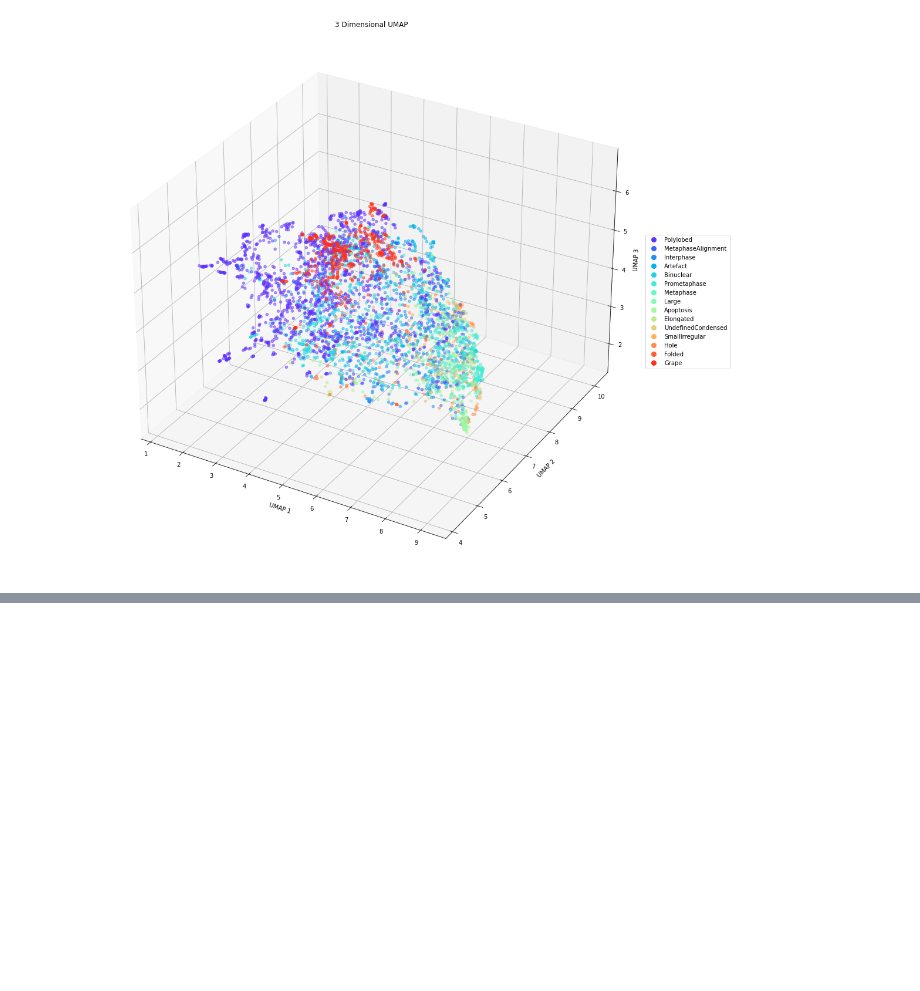
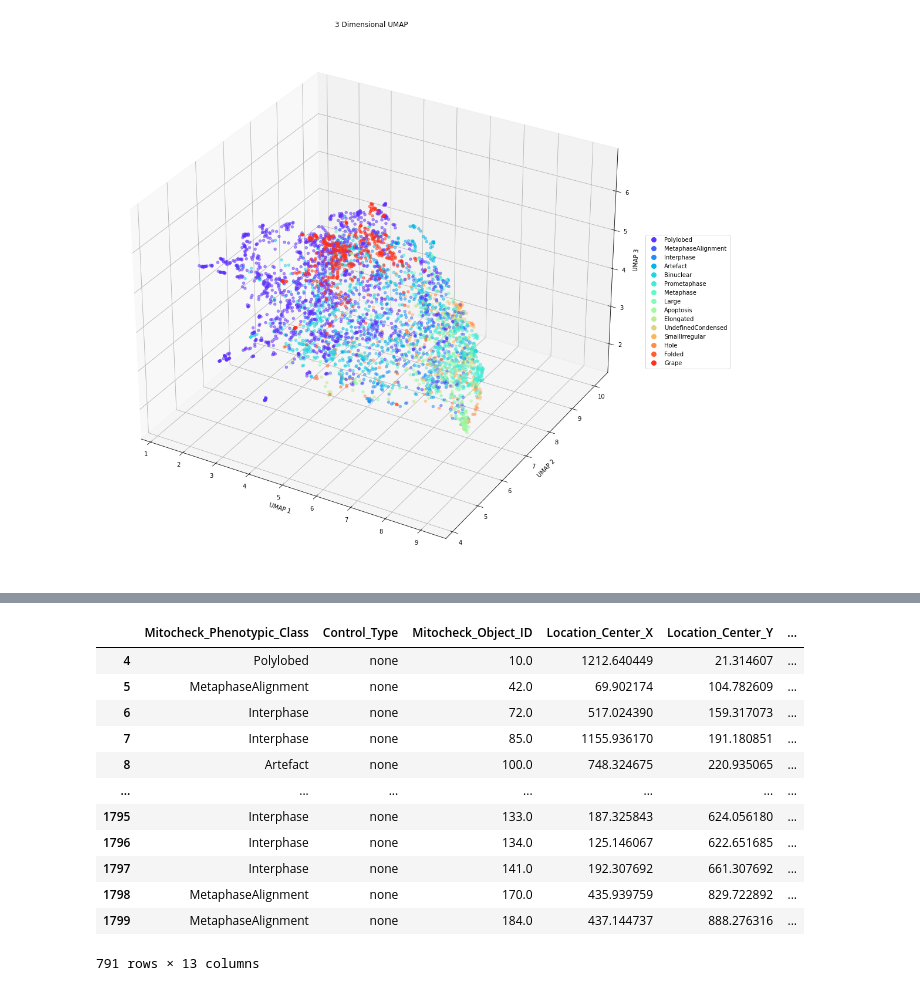
Before and after one commit to WayScience/phenotypic_profiling, a Jupyter notebook: 2.analyze_data/2.analyze_training_data.ipynb, the cells around one changed output, grey strips where cells are left out. Saved outputs shown, nothing was run; the diff lists cells and outputs as text; code cells hidden in the pictures; blank space fills up the shorter version.

```diff
--- a/2.analyze_data/2.analyze_training_data.ipynb
+++ b/2.analyze_data/2.analyze_training_data.ipynb
@@ -120,0 +172,16 @@ show_3D_umap(features_dataframe, save_path)
+# %%
+metadata_dataframe
+# %% [output]
+|  | Mitocheck_Phenotypic_Class | Control_Type | Mitocheck_Object_ID | Location_Center_X | Location_Center_Y | ... |
+| 4 | Polylobed | none | 10.0 | 1212.640449 | 21.314607 | ... |
+| 5 | MetaphaseAlignment | none | 42.0 | 69.902174 | 104.782609 | ... |
+| 6 | Interphase | none | 72.0 | 517.024390 | 159.317073 | ... |
+| 7 | Interphase | none | 85.0 | 1155.936170 | 191.180851 | ... |
+| 8 | Artefact | none | 100.0 | 748.324675 | 220.935065 | ... |
+| ... | ... | ... | ... | ... | ... | ... |
+| 1795 | Interphase | none | 133.0 | 187.325843 | 624.056180 | ... |
+| 1796 | Interphase | none | 134.0 | 125.146067 | 622.651685 | ... |
+| 1797 | Interphase | none | 141.0 | 192.307692 | 661.307692 | ... |
+| 1798 | MetaphaseAlignment | none | 170.0 | 435.939759 | 829.722892 | ... |
+| 1799 | MetaphaseAlignment | none | 184.0 | 437.144737 | 888.276316 | ... |
+791 rows × 13 columns
```
Also changed, not shown: parts of 10 cells of this notebook, 1 other file.
